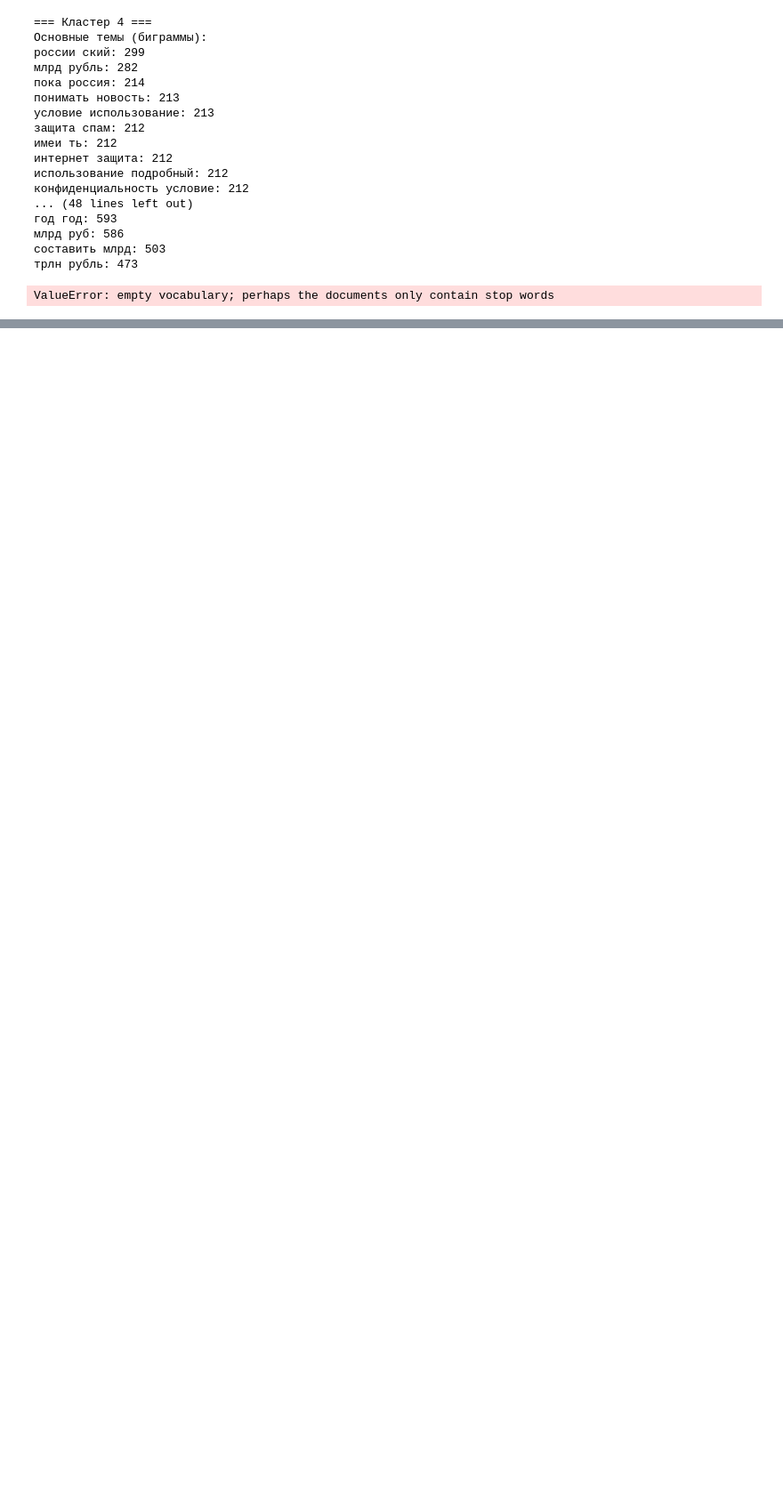
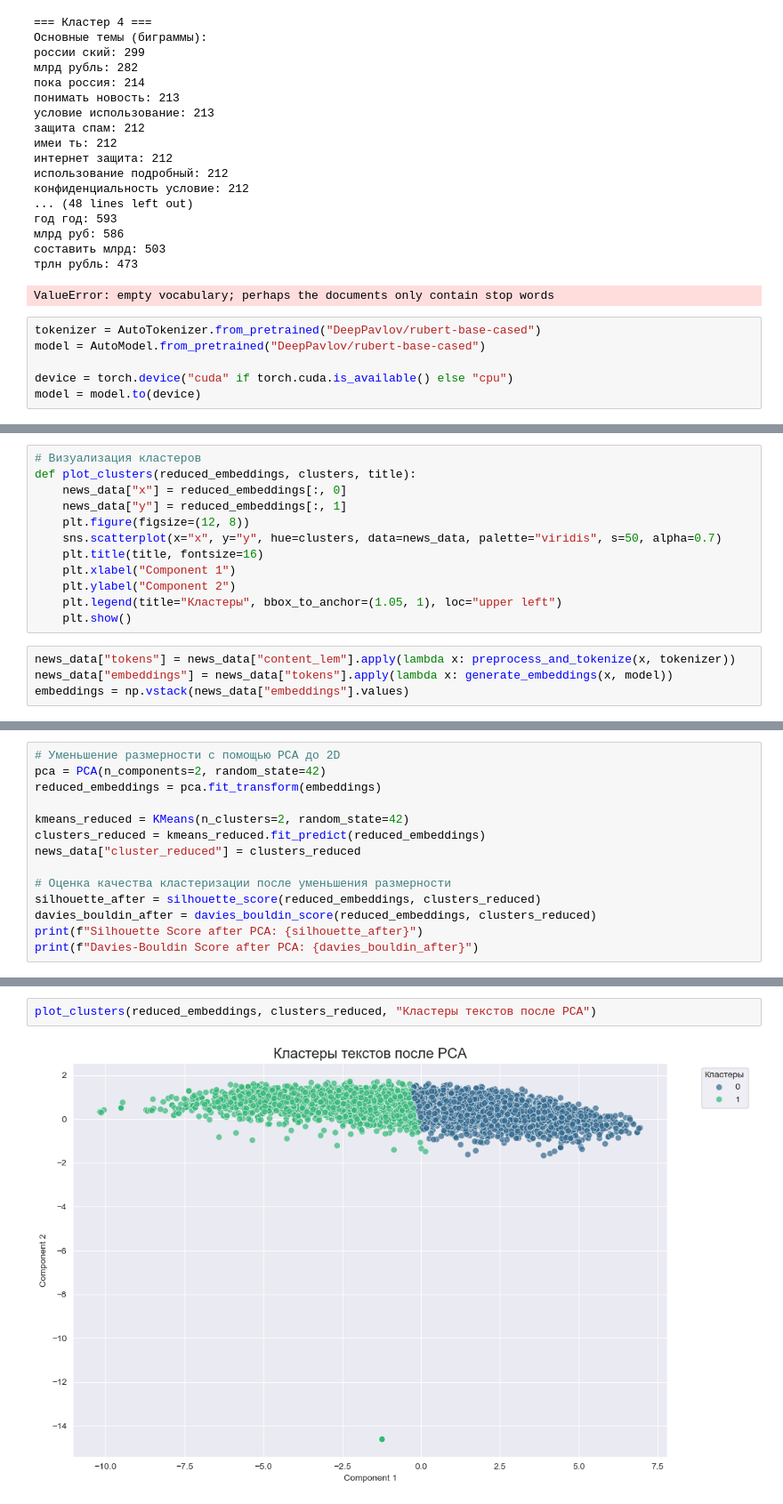
Before and after one commit to MOVS24-graph-team/knowledge-base, a Jupyter notebook: ML/1.ipynb, the cells around one changed output, grey strips where cells are left out. Shown at 89% size. Drawn from its saved outputs; the diff is of its cells as text; blank space fills up the shorter version.

Commit message:
Add RCA, t-SNE and UMAP for Rubert emb

```diff
--- a/ML/1.ipynb
+++ b/ML/1.ipynb
@@ -751,3 +753,9 @@ for cluster_id in news_data["cluster"].unique():
 составить млрд: 503
 трлн рубль: 473
 ValueError: empty vocabulary; perhaps the documents only contain stop words
+# %%
+tokenizer = AutoTokenizer.from_pretrained("DeepPavlov/rubert-base-cased")
+model = AutoModel.from_pretrained("DeepPavlov/rubert-base-cased")
+
+device = torch.device("cuda" if torch.cuda.is_available() else "cpu")
+model = model.to(device)
@@ -753,0 +783,16 @@ ValueError: empty vocabulary; perhaps the documents only contain stop words
+# %%
+# Визуализация кластеров
+def plot_clusters(reduced_embeddings, clusters, title):
+    news_data["x"] = reduced_embeddings[:, 0]
+    news_data["y"] = reduced_embeddings[:, 1]
+    plt.figure(figsize=(12, 8))
+    sns.scatterplot(x="x", y="y", hue=clusters, data=news_data, palette="viridis", s=50, alpha=0.7)
+    plt.title(title, fontsize=16)
+    plt.xlabel("Component 1")
+    plt.ylabel("Component 2")
+    plt.legend(title="Кластеры", bbox_to_anchor=(1.05, 1), loc="upper left")
+    plt.show()
+# %%
+news_data["tokens"] = news_data["content_lem"].apply(lambda x: preprocess_and_tokenize(x, tokenizer))
+news_data["embeddings"] = news_data["tokens"].apply(lambda x: generate_embeddings(x, model))
+embeddings = np.vstack(news_data["embeddings"].values)
@@ -753,0 +817,14 @@ ValueError: empty vocabulary; perhaps the documents only contain stop words
+# %%
+# Уменьшение размерности с помощью PCA до 2D
+pca = PCA(n_components=2, random_state=42)
+reduced_embeddings = pca.fit_transform(embeddings)
+
+kmeans_reduced = KMeans(n_clusters=2, random_state=42)
+clusters_reduced = kmeans_reduced.fit_predict(reduced_embeddings)
+news_data["cluster_reduced"] = clusters_reduced
+
+# Оценка качества кластеризации после уменьшения размерности
+silhouette_after = silhouette_score(reduced_embeddings, clusters_reduced)
+davies_bouldin_after = davies_bouldin_score(reduced_embeddings, clusters_reduced)
+print(f"Silhouette Score after PCA: {silhouette_after}")
+print(f"Davies-Bouldin Score after PCA: {davies_bouldin_after}")
@@ -753,0 +834,4 @@ ValueError: empty vocabulary; perhaps the documents only contain stop words
+# %%
+plot_clusters(reduced_embeddings, clusters_reduced, "Кластеры текстов после PCA")
+# %% [output]
+[figure, added]
```
Also changed, not shown: parts of 11 cells of this notebook.
